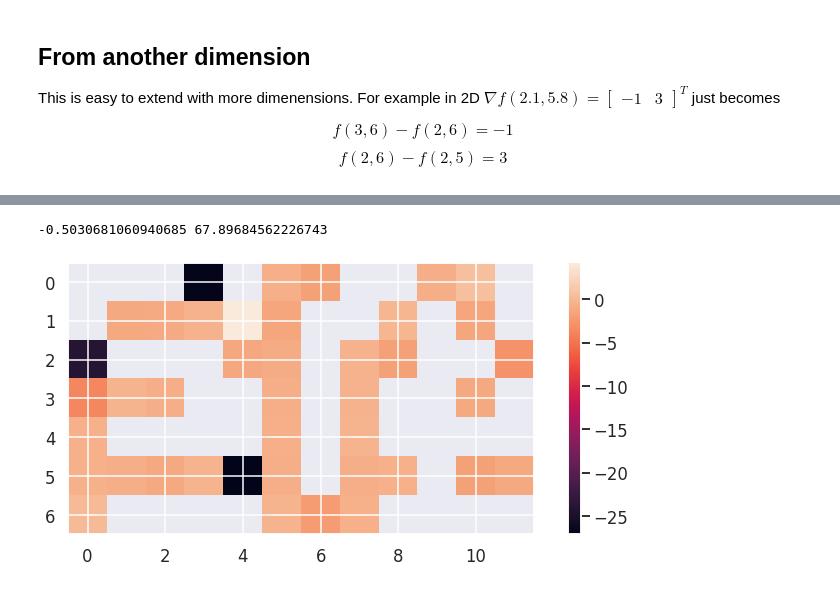
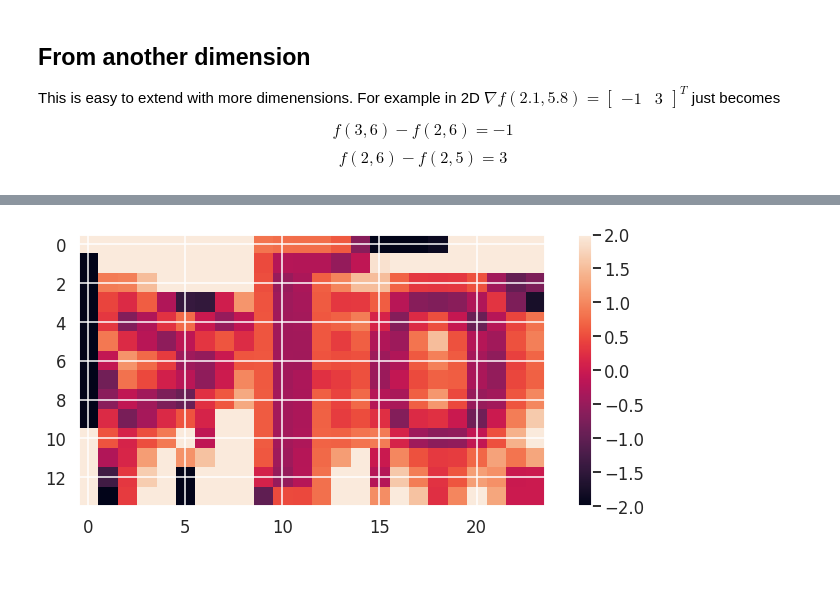
Before and after one commit to vidstige/mini-field-interpolation, a Jupyter notebook: field_interpolation.ipynb, the cells around one changed output, grey strips where cells are left out. Cells and saved outputs as stored; diff of their text form; code cells hidden in the pictures.

Commit message:
easier to tweak resolution

```diff
--- a/field_interpolation.ipynb
+++ b/field_interpolation.ipynb
@@ -211,9 +211,10 @@ shape = load_svg('volumental.svg')
 
 np.random.seed(17)
 ts = np.random.random(256)
-sampled_points = from_complex(np.array([shape.point(t) for t in ts]) * 0.1 - 2 + 0.1j)
+sampled_points = from_complex(np.array([shape.point(t) for t in ts]))
 
 plt.plot(sampled_points[:, 0], sampled_points[:, 1], '.', label='volumental.svg')
+plt.ylim(max(plt.ylim()), min(plt.ylim()))
 plt.axis('equal')
 plt.show()
 # %% [output]
@@ -237,3 +238,17 @@ plt.show()
+# %%
+resolution = (14, 24)
+
+def fit_to(a, resolution, padding_fraction=0):
+    r = np.flip(np.array(resolution)) - np.array([1, 1])
+    top_left = np.min(a, axis=0)
+    bottom_right = np.max(a, axis=0)
+    size = bottom_right - top_left
+    scale = np.min(r / size)
+    normalized = scale * (a - top_left)
+    padding = r * padding_fraction
+    return (normalized + 0.5 * padding) * (1 - padding_fraction)
+
+sampled_points = fit_to(sampled_points, resolution, 0.1)
 # %%
 def index(x: int, y: int, resolution):
     """Returns the index into the grid vector"""
@@ -257,47 +272,61 @@ def gradient_constraints_2d(points, normals, resolution):
     rows = []
     values = []
     n = np.prod(np.array(resolution))
-    #∇f(2.1, 5.8) = [-1, 3]
-    #f(3, 6) - f(2, 6) = -1
-	#f(2, 6) - f(2, 5) =  3
+    #∇f(x, y) = (nx, ny)
+    # nearest neighbor
+    #f(⌊⌊x⌋ + 1, ⌊y⌋ + 1) - f(⌊x⌋, ⌊y⌋ + 1) = nx
+    #f(⌊⌊x⌋, ⌊y⌋ + 1) - f(⌊x⌋, ⌊y⌋) = ny
     for (fx, fy), (ix, iy), (nx, ny) in zip(*np.modf(points), normals):
         del fx, fy  # ignore fraction part
         row = np.zeros(n)
         row[index(ix + 1, iy + 1, resolution)] = 1
         row[index(ix, iy + 1, resolution)] = -1
         rows.append(row)
         values.append(nx)
 
         row = np.zeros(n)
         row[index(ix, iy + 1, resolution)] = 1
         row[index(ix, iy, resolution)] = -1
         rows.append(row)
         values.append(ny)
 
     return np.array(rows), np.array(values)
 
 def smoothness_constraints_2d(resolution):
-    #f(x, y) - 2·f(x+1, y) + f(x+2, y,   z)   = 0
-	#f(x, y) - 2·f(x, y+1) + f(x,   y+2, z)   = 0
-    return 1, 1
+    rows = []
+    values = []
+    n = np.prod(np.array(resolution))
+    h, w = resolution
+    for iy, ix in np.ndindex(h - 2, w - 2):
+        row = np.zeros(n)
+        row[index(ix + 0, iy, resolution)] = 1
+        row[index(ix + 1, iy, resolution)] = -2
+        row[index(ix + 2, iy, resolution)] = 1
+        rows.append(row)
+        values.append(0)
+
+        row[index(ix, iy + 0, resolution)] = 1
+        row[index(ix, iy + 1, resolution)] = -2
+        row[index(ix, iy + 2, resolution)] = 1
+        rows.append(row)
+        values.append(0)
+
+    return np.array(rows), np.array(values)
 
 def field_interpolation(resolution, points, normals):
-    #height, width = resolution
-    #ij = np.transpose([np.tile(np.arange(width - 2), height - 2), np.repeat(np.arange(height - 2), width - 2)])
-    #print(ij)
     rows0, values0 = value_constraints_2d(points, np.zeros(len(points)), resolution)
     rows1, values1 = gradient_constraints_2d(points, normals, resolution)
     rows2, values2 = smoothness_constraints_2d(resolution)
-    sdf = np.linalg.lstsq(
-        np.vstack([rows0, rows1]),
-        np.concatenate([values0, values1]),
-        rcond=None)[0]
+    A = np.vstack([rows0, 10*rows1, rows2])
+    b = np.concatenate([values0, 10*values1, values2])
+    sdf = np.linalg.lstsq(A, b, rcond=None)[0]
     return sdf.reshape(resolution)
 
-sdf = field_interpolation((7, 12), sampled_points, sampled_normals)
-plt.imshow(np.log(sdf), interpolation='none')
+
+sdf = field_interpolation(resolution, sampled_points, sampled_normals)
+tsdf = np.clip(sdf, -2, 2)
+plt.imshow(tsdf)
 plt.colorbar()
 plt.show()
 # %% [output]
--0.5030681060940685 67.89684562226743
-[figure, old version]
+[figure, new version]
```
Also changed, not shown: parts of 4 cells of this notebook.
